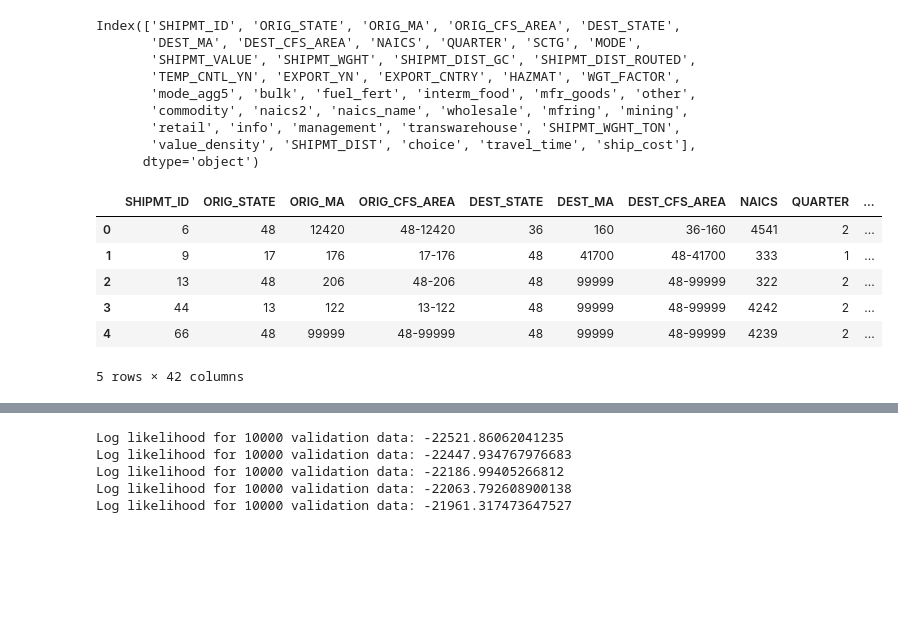
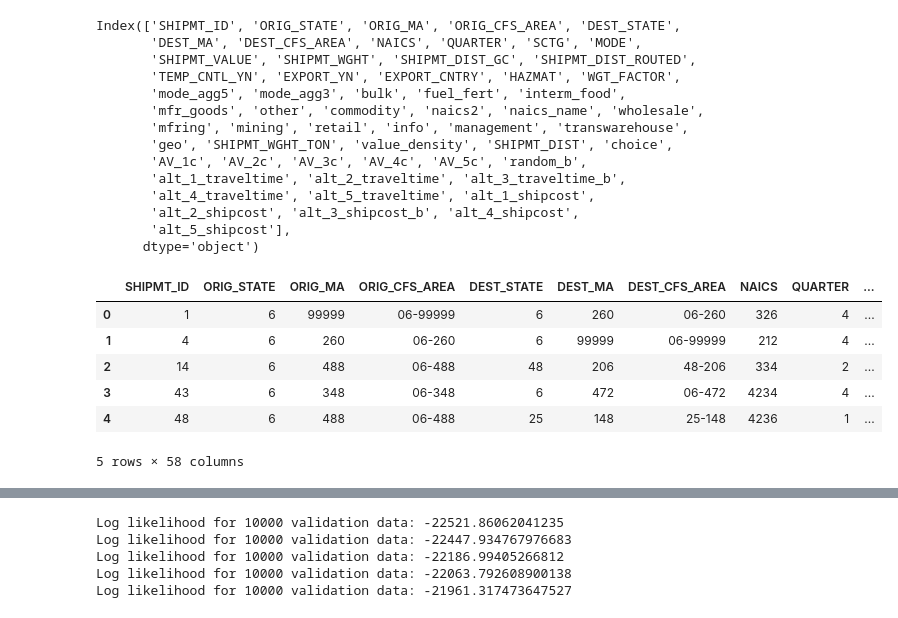
Before and after one commit to LBNL-UCB-STI/SynthFirm, a Jupyter notebook: Firm Synthesis/pre_input_files/supplier_destination_choice.ipynb, the cells around one changed output, grey strips where cells are left out. Cells and saved outputs as stored; diff of their text form; code cells hidden in the pictures; blank space fills up the shorter version.

```diff
--- a/Firm Synthesis/pre_input_files/supplier_destination_choice.ipynb
+++ b/Firm Synthesis/pre_input_files/supplier_destination_choice.ipynb
@@ -18,23 +18,28 @@ warnings.filterwarnings("ignore")
 
 os.chdir('/Users/xiaodanxu/Documents/SynthFirm.nosync/CFS')
 # %%
-Austin_df = pd.read_csv('CFS2017_austin_forML.csv')
-print(Austin_df.columns)
-Austin_df.head(5)
+region_df = pd.read_csv('CFS2017_bayarea_forML.csv')
+print(region_df.columns)
+region_df.head(5)
 # %% [output]
 Index(['SHIPMT_ID', 'ORIG_STATE', 'ORIG_MA', 'ORIG_CFS_AREA', 'DEST_STATE',
        'DEST_MA', 'DEST_CFS_AREA', 'NAICS', 'QUARTER', 'SCTG', 'MODE',
        'SHIPMT_VALUE', 'SHIPMT_WGHT', 'SHIPMT_DIST_GC', 'SHIPMT_DIST_ROUTED',
        'TEMP_CNTL_YN', 'EXPORT_YN', 'EXPORT_CNTRY', 'HAZMAT', 'WGT_FACTOR',
-       'mode_agg5', 'bulk', 'fuel_fert', 'interm_food', 'mfr_goods', 'other',
-       'commodity', 'naics2', 'naics_name', 'wholesale', 'mfring', 'mining',
-       'retail', 'info', 'management', 'transwarehouse', 'SHIPMT_WGHT_TON',
-       'value_density', 'SHIPMT_DIST', 'choice', 'travel_time', 'ship_cost'],
+       'mode_agg5', 'mode_agg3', 'bulk', 'fuel_fert', 'interm_food',
+       'mfr_goods', 'other', 'commodity', 'naics2', 'naics_name', 'wholesale',
+       'mfring', 'mining', 'retail', 'info', 'management', 'transwarehouse',
+       'geo', 'SHIPMT_WGHT_TON', 'value_density', 'SHIPMT_DIST', 'choice',
+       'AV_1c', 'AV_2c', 'AV_3c', 'AV_4c', 'AV_5c', 'random_b',
+       'alt_1_traveltime', 'alt_2_traveltime', 'alt_3_traveltime_b',
+       'alt_4_traveltime', 'alt_5_traveltime', 'alt_1_shipcost',
+       'alt_2_shipcost', 'alt_3_shipcost_b', 'alt_4_shipcost',
+       'alt_5_shipcost'],
       dtype='object')
 |  | SHIPMT_ID | ORIG_STATE | ORIG_MA | ORIG_CFS_AREA | DEST_STATE | DEST_MA | DEST_CFS_AREA | NAICS | QUARTER | ... |
-| 0 | 6 | 48 | 12420 | 48-12420 | 36 | 160 | 36-160 | 4541 | 2 | ... |
-| 1 | 9 | 17 | 176 | 17-176 | 48 | 41700 | 48-41700 | 333 | 1 | ... |
-| 2 | 13 | 48 | 206 | 48-206 | 48 | 99999 | 48-99999 | 322 | 2 | ... |
-| 3 | 44 | 13 | 122 | 13-122 | 48 | 99999 | 48-99999 | 4242 | 2 | ... |
-| 4 | 66 | 48 | 99999 | 48-99999 | 48 | 99999 | 48-99999 | 4239 | 2 | ... |
+| 0 | 1 | 6 | 99999 | 06-99999 | 6 | 260 | 06-260 | 326 | 4 | ... |
+| 1 | 4 | 6 | 260 | 06-260 | 6 | 99999 | 06-99999 | 212 | 4 | ... |
+| 2 | 14 | 6 | 488 | 06-488 | 48 | 206 | 48-206 | 334 | 2 | ... |
+| 3 | 43 | 6 | 348 | 06-348 | 6 | 472 | 06-472 | 4234 | 4 | ... |
+| 4 | 48 | 6 | 488 | 06-488 | 25 | 148 | 25-148 | 4236 | 1 | ... |
-5 rows × 42 columns
+5 rows × 58 columns
```
Also changed, not shown: parts of 9 cells of this notebook, 29 other files.
